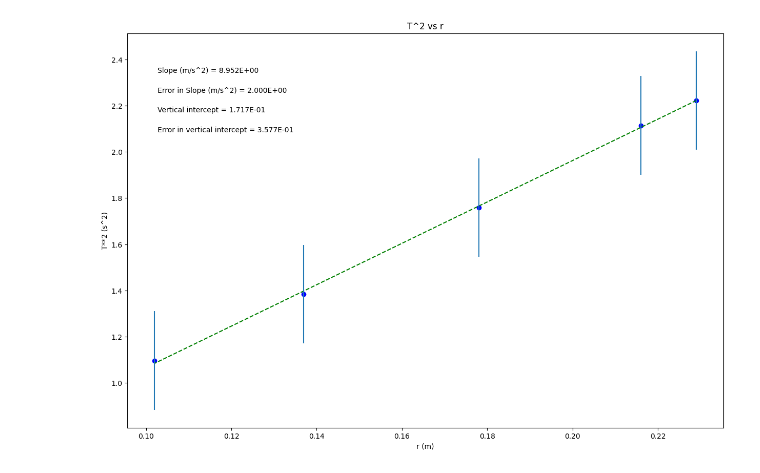
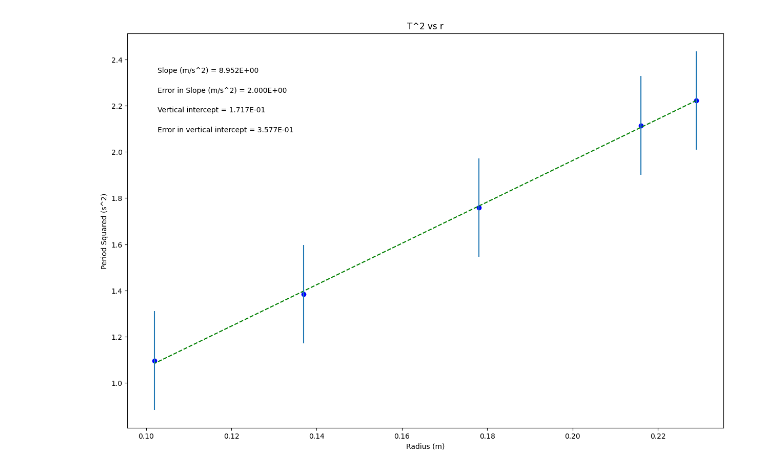
Before and after one commit to WHYis1CREDITcourse/Phys_labs, a Jupyter notebook: PHSXlab_plotting_template.ipynb, the cells around one changed output. Saved outputs shown, nothing was run; the diff lists cells and outputs as text; code cells hidden in the pictures.

```diff
--- a/PHSXlab_plotting_template.ipynb
+++ b/PHSXlab_plotting_template.ipynb
@@ -38,8 +38,8 @@ dy = dTsq2        #this should be your error in y array
 #UPDATE EACH OF THESE 4 STRINGS FOR YOUR PLOT LABELS AS YOU WANT THEM TO APPEAR
 
 plot_title= 'T^2 vs r'
-x_label= 'r (m)'
-y_label= 'T^2 (s^2)'
+x_label= 'Radius (m)'
+y_label= 'Period Squared (s^2)'
 slope_units= 'm/s^2'
 
 #UPDATE ANNOTATION PLACEMENT SO IT'S OUT OF WAY OF PLOTTED DATA AND BEST FIT LINE
@@ -92,31 +92,31 @@ elif annotation_placement==3 or annotation_placement==4:
 #Don't need to change anything in this section!
 
 #Plot data on graph. Plot error bars and place values for slope,
 #error in slope, and vertical intercept (plus error) on the plot using "annotate"
 
 plt.figure(figsize=(15,10))
 
 plt.plot(x, fit, color='green', linestyle='--')
 plt.scatter(x, y, color='blue', marker='o')
 
 plt.xlabel(x_label)
 plt.ylabel(y_label)
 plt.title(plot_title)
 
 plt.errorbar(x, y, yerr=dy, xerr=None, fmt="none") #don't need to plot x error bars
 
 plt.annotate('Slope ({}) = {value:.{digits}E}'.format(slope_units,value=m, digits=3),
              (xpos, ypos[0]), xycoords='axes fraction')
 
 plt.annotate('Error in Slope ({}) = {value:.{digits}E}'.format(slope_units,value=dm, digits=3),
              (xpos, ypos[1]), xycoords='axes fraction')
 
 plt.annotate('Vertical intercept = {value:.{digits}E}'.format(value=b, digits=3),
              (xpos, ypos[2]), xycoords='axes fraction')
 
 plt.annotate('Error in vertical intercept = {value:.{digits}E}'.format(value=db, digits=3),
              (xpos, ypos[3]), xycoords='axes fraction')
 
 plt.show()
 # %% [output]
-[figure, old version]
+[figure, new version]
```
